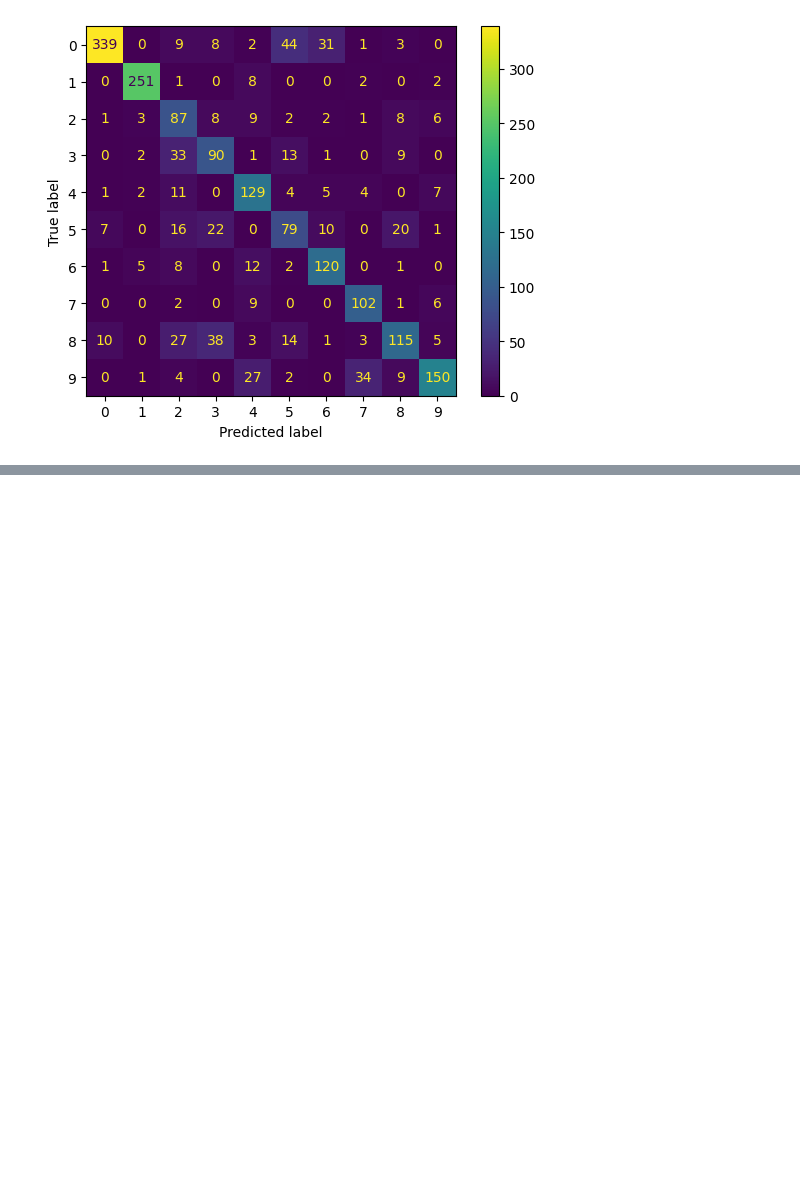
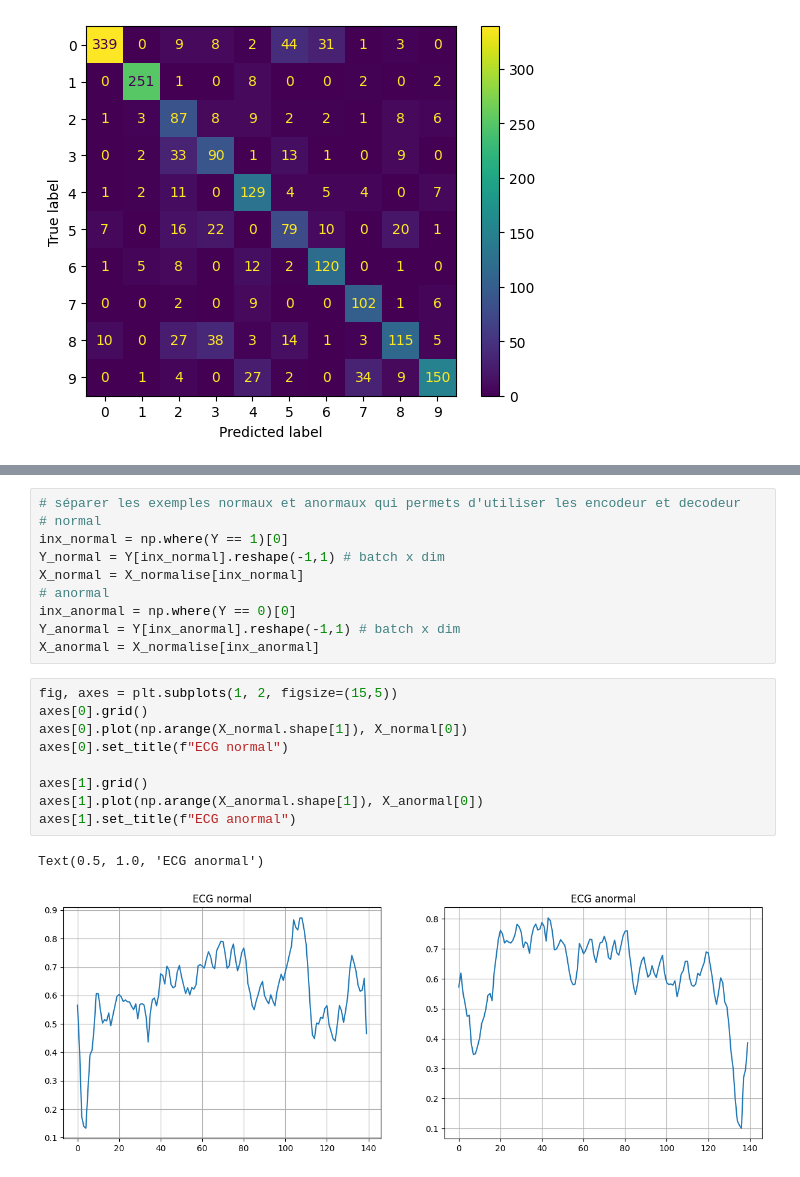
Before and after one commit to nhs2828/NeuralNetwork_DIY, a Jupyter notebook: notebook/Encodeur_Decodeur.ipynb, the cells around one changed output, grey strips where cells are left out. Drawn from its saved outputs; the diff is of its cells as text; blank space fills up the shorter version.

```diff
--- a/notebook/Encodeur_Decodeur.ipynb
+++ b/notebook/Encodeur_Decodeur.ipynb
@@ -359,0 +473,22 @@ ConfusionMatrixDisplay.from_predictions(y_test_pred, Yt)
+# %%
+# séparer les exemples normaux et anormaux qui permets d'utiliser les encodeur et decodeur
+# normal
+inx_normal = np.where(Y == 1)[0]
+Y_normal = Y[inx_normal].reshape(-1,1) # batch x dim
+X_normal = X_normalise[inx_normal]
+# anormal
+inx_anormal = np.where(Y == 0)[0]
+Y_anormal = Y[inx_anormal].reshape(-1,1) # batch x dim
+X_anormal = X_normalise[inx_anormal]
+# %%
+fig, axes = plt.subplots(1, 2, figsize=(15,5))
+axes[0].grid()
+axes[0].plot(np.arange(X_normal.shape[1]), X_normal[0])
+axes[0].set_title(f"ECG normal")
+
+axes[1].grid()
+axes[1].plot(np.arange(X_anormal.shape[1]), X_anormal[0])
+axes[1].set_title(f"ECG anormal")
+# %% [output]
+Text(0.5, 1.0, 'ECG anormal')
+[figure, added]
```
Also changed, not shown: parts of 23 cells of this notebook, 6 other files.
